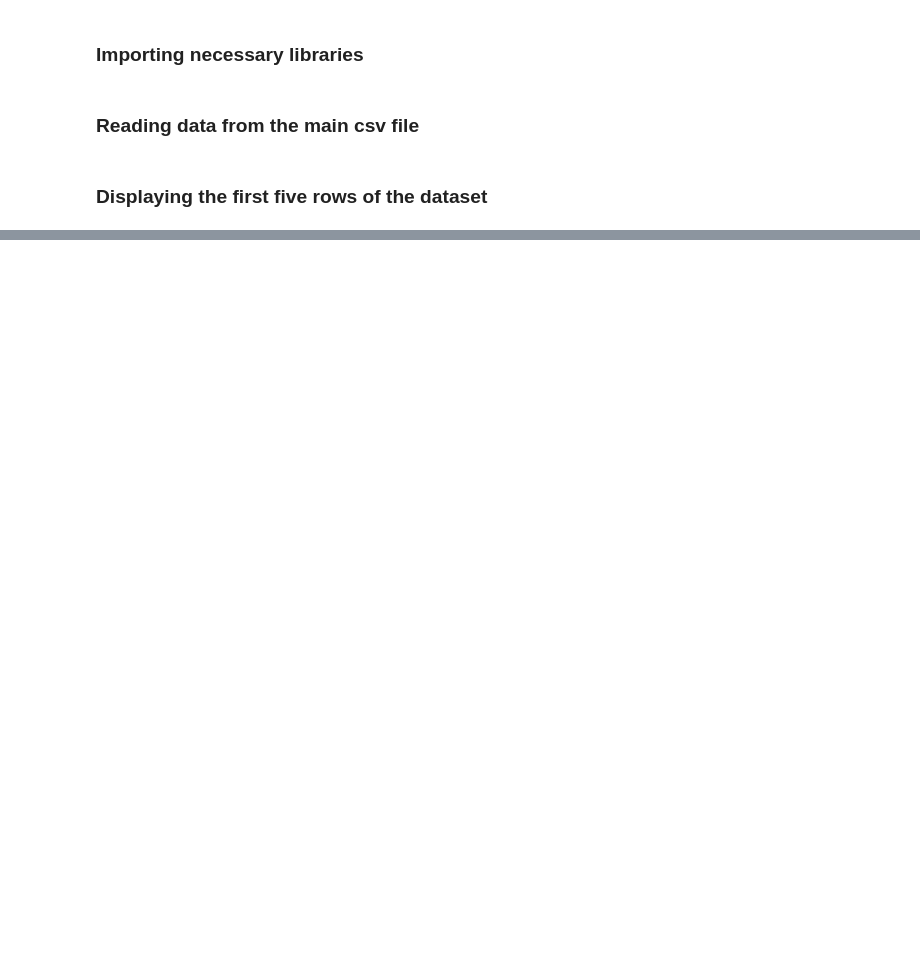
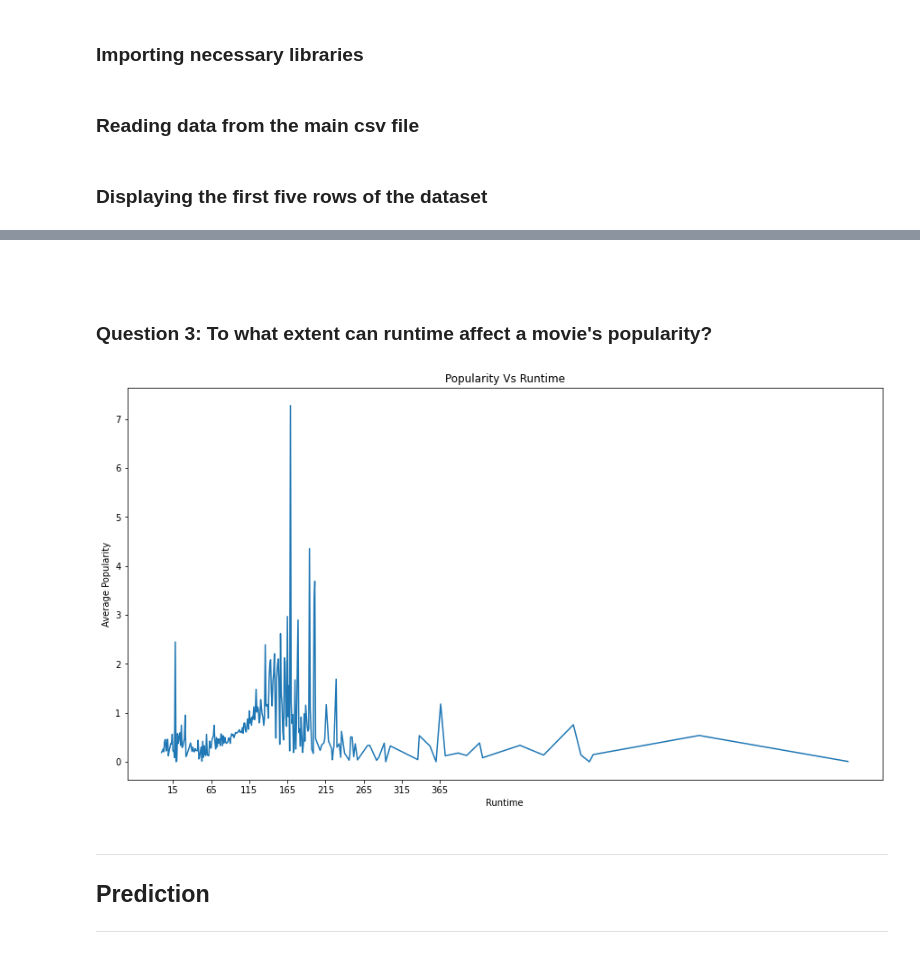
Before and after one commit to kareemgamal1/TBMD-Movies-Profit-Prediction, a Jupyter notebook: tmdb.ipynb, the cells around one changed output, grey strips where cells are left out. Saved outputs shown, nothing was run; the diff lists cells and outputs as text; code cells hidden in the pictures; blank space fills up the shorter version.

```diff
--- a/tmdb.ipynb
+++ b/tmdb.ipynb
@@ -86,0 +380,15 @@ df.info()
+# %% [markdown]
+<br>
+# %% [markdown]
+### Question 3: To what extent can runtime affect a movie's popularity?
+# %%
+df.groupby('runtime').mean()['popularity'].plot(xticks=np.arange(15,400,50), figsize=(15,8))
+mp.title('Popularity Vs Runtime')
+mp.xlabel('Runtime')
+mp.ylabel('Average Popularity');
+# %% [output]
+[figure, added]
+# %% [markdown]
+***
+## Prediction
+***
```
Also changed, not shown: parts of 62 cells of this notebook.
